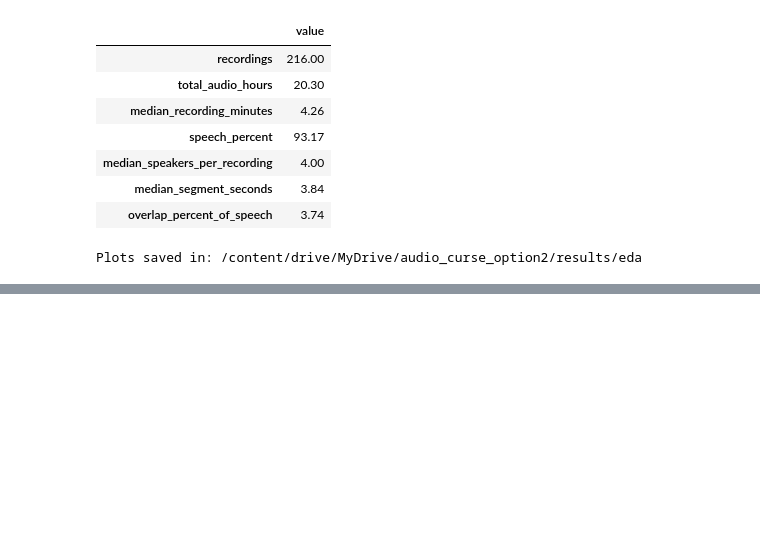
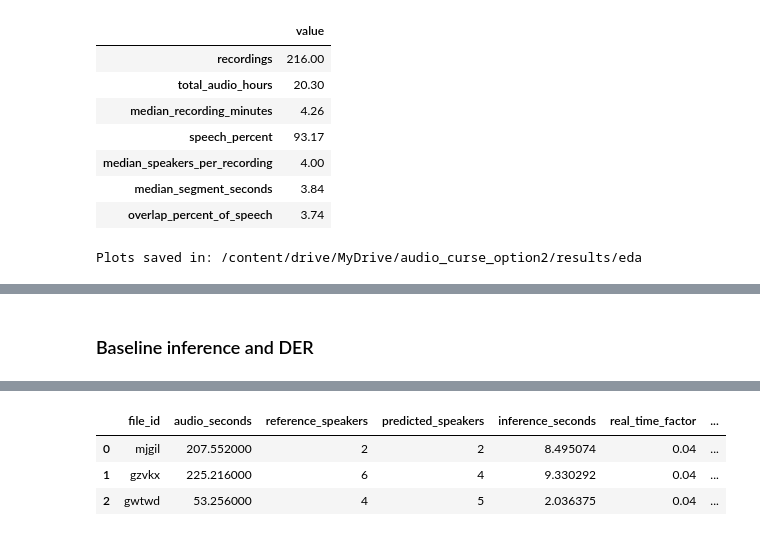
Before and after one commit to KharinTymofii/audio-curse, a Jupyter notebook: diarization.ipynb, the cells around one changed output, grey strips where cells are left out. Drawn from its saved outputs; the diff is of its cells as text; code cells hidden in the pictures; blank space fills up the shorter version.

```diff
--- a/diarization.ipynb
+++ b/diarization.ipynb
@@ -825,0 +1184,76 @@ Plots saved in: /content/drive/MyDrive/audio_curse_option2/results/eda
+# %% [markdown]
+### Baseline inference and DER
+# %%
+from time import perf_counter
+
+
+BASELINE_DIR = RESULTS_DIR / "track_a_baseline"
+BASELINE_RTTM_DIR = BASELINE_DIR / "rttm"
+BASELINE_RTTM_DIR.mkdir(parents=True, exist_ok=True)
+
+baseline_scorer = DiarizationScorer(collar=0.0, skip_overlap=False)
+baseline_hypotheses = {}
+baseline_rows = []
+baseline_errors = []
+
+for file in tqdm(baseline_validation_files, desc="pyannote baseline"):
+    file_id = file["uri"]
+    try:
+        start_time = perf_counter()
+        # Pass audio from soundfile to avoid removed TorchAudio I/O APIs.
+        audio, sample_rate = sf.read(file["audio"], dtype="float32", always_2d=True)
+        waveform = torch.from_numpy(audio.T).contiguous()
+        with torch.inference_mode():
+            hypothesis = baseline_pipeline({"waveform": waveform, "sample_rate": sample_rate})
+        inference_seconds = perf_counter() - start_time
+
+        reference = file["annotation"]
+        uem = file["annotated"]
+        scores = baseline_scorer.score(reference, hypothesis, uem=uem)
+        audio_seconds = float(uem.duration())
+
+        hypothesis.uri = file_id
+        with (BASELINE_RTTM_DIR / f"{file_id}.rttm").open("w") as rttm_file:
+            hypothesis.write_rttm(rttm_file)
+
+        baseline_hypotheses[file_id] = hypothesis
+        baseline_rows.append({
+            "file_id": file_id,
+            "audio_seconds": audio_seconds,
+            "reference_speakers": len(reference.labels()),
+            "predicted_speakers": len(hypothesis.labels()),
+            "inference_seconds": inference_seconds,
+            "real_time_factor": inference_seconds / audio_seconds,
+            **scores,
+        })
+    except Exception as error:
+        baseline_errors.append({"file_id": file_id, "error": repr(error)})
+        print(f"Failed {file_id}: {error}")
+
+if not baseline_rows:
+    raise RuntimeError("Baseline inference failed for every recording.")
+
+baseline_results_df = pd.DataFrame(baseline_rows).sort_values("der").reset_index(drop=True)
+baseline_results_df.to_csv(BASELINE_DIR / "per_file_results.csv", index=False)
+
+if baseline_errors:
+    pd.DataFrame(baseline_errors).to_csv(BASELINE_DIR / "errors.csv", index=False)
+
+component_sum = (
+    baseline_results_df["false_alarm_rate"]
+    + baseline_results_df["miss_rate"]
+    + baseline_results_df["confusion_rate"]
+)
+assert np.allclose(baseline_results_df["der"], component_sum)
+
+display(
+    baseline_results_df.style.format({
+        "der": "{:.2%}",
+        "jer": "{:.2%}",
+        "false_alarm_rate": "{:.2%}",
+        "miss_rate": "{:.2%}",
+        "confusion_rate": "{:.2%}",
+        "real_time_factor": "{:.2f}",
+    })
+)
+# %% [output]
@@ -825,0 +1267,4 @@ Plots saved in: /content/drive/MyDrive/audio_curse_option2/results/eda
+|  | file_id | audio_seconds | reference_speakers | predicted_speakers | inference_seconds | real_time_factor | ... |
+| 0 | mjgil | 207.552000 | 2 | 2 | 8.495074 | 0.04 | ... |
+| 1 | gzvkx | 225.216000 | 6 | 4 | 9.330292 | 0.04 | ... |
+| 2 | gwtwd | 53.256000 | 4 | 5 | 2.036375 | 0.04 | ... |
```
Also changed, not shown: parts of 19 cells of this notebook.
